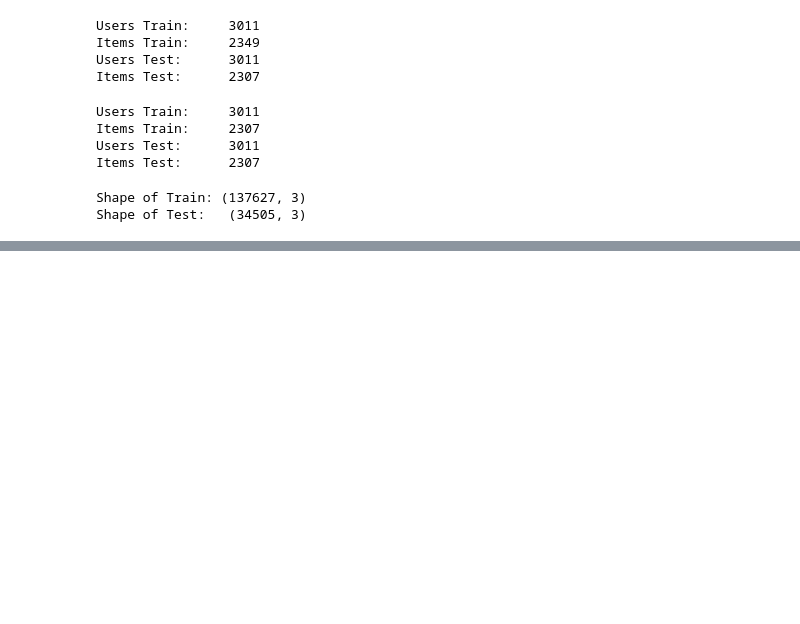
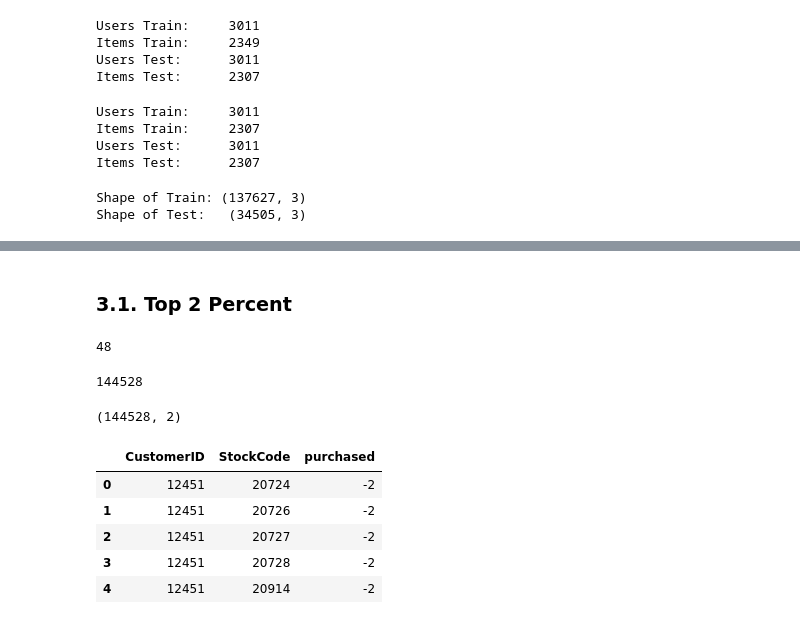
Before and after one commit to uadR1/Master-Thesis-Building-and-Evaluating-Candidate-Generation-Models-with-Neural-Networks, a Jupyter notebook: 02_Data_Preparation/02_RecSys_Preparation.ipynb, the cells around one changed output, grey strips where cells are left out. Drawn from its saved outputs; the diff is of its cells as text; code cells hidden in the pictures; blank space fills up the shorter version.

```diff
--- a/02_Data_Preparation/02_RecSys_Preparation.ipynb
+++ b/02_Data_Preparation/02_RecSys_Preparation.ipynb
@@ -127,0 +192,12 @@ test.to_csv('../00_Data/rec_sys_binary_test.csv')
+# %%
+# First Count number of Purchases per Item in the initial Dataset
+df_items = df.groupby('StockCode').agg({'StockCode': 'count'})
+
+# Rename the columns
+df_items.columns = ['Purchases']
+
+# Reset the index
+df_items.reset_index(inplace=True)
+
+# Show first five rows
+df_items.sort_values(by='Purchases', ascending=False).head()
@@ -127,0 +211,10 @@ test.to_csv('../00_Data/rec_sys_binary_test.csv')
+# %% [markdown]
+### 3.1. Top 2 Percent
+# %%
+# Filter Out best Items
+df_top2_items = df_items[df_items['Purchases'] >= df_items['Purchases'].quantile(0.98)]
+
+# Number of top Items
+df_top2_items.shape[0]
+# %% [output]
+48
@@ -127,0 +227,35 @@ test.to_csv('../00_Data/rec_sys_binary_test.csv')
+# %%
+# For sanity check in the next step multiply length of both arrays. This should later be the shape of dataframe with unique combinations out of both arrays
+len(top2_perc_items) * len(all_users)
+# %% [output]
+144528
+# %%
+# Create Dataframe with all unique matches of top items and all users
+
+# First Create a meshgrid of all_users and top5_perc_items
+user_grid, item_grid = np.meshgrid(all_users, top2_perc_items, indexing='ij')
+
+# Flatten the meshgrid arrays
+user_flat = user_grid.flatten()
+item_flat = item_grid.flatten()
+
+# Create a pandas dataframe with a row for each combination of the values in all_users and top5_perc_items
+top_potential_purchases = pd.DataFrame({'CustomerID': user_flat, 'StockCode': item_flat})
+
+# Check shape: it should be 144528
+top_potential_purchases.shape
+# %% [output]
+(144528, 2)
+# %%
+# Insert a -1 in a new column as value for all rows
+top_potential_purchases['purchased'] = -2
+
+# Sanity check
+top_potential_purchases.head()
+# %% [output]
+|  | CustomerID | StockCode | purchased |
+| 0 | 12451 | 20724 | -2 |
+| 1 | 12451 | 20726 | -2 |
+| 2 | 12451 | 20727 | -2 |
+| 3 | 12451 | 20728 | -2 |
+| 4 | 12451 | 20914 | -2 |
```
Also changed, not shown: parts of 29 cells of this notebook, 1 other file.
